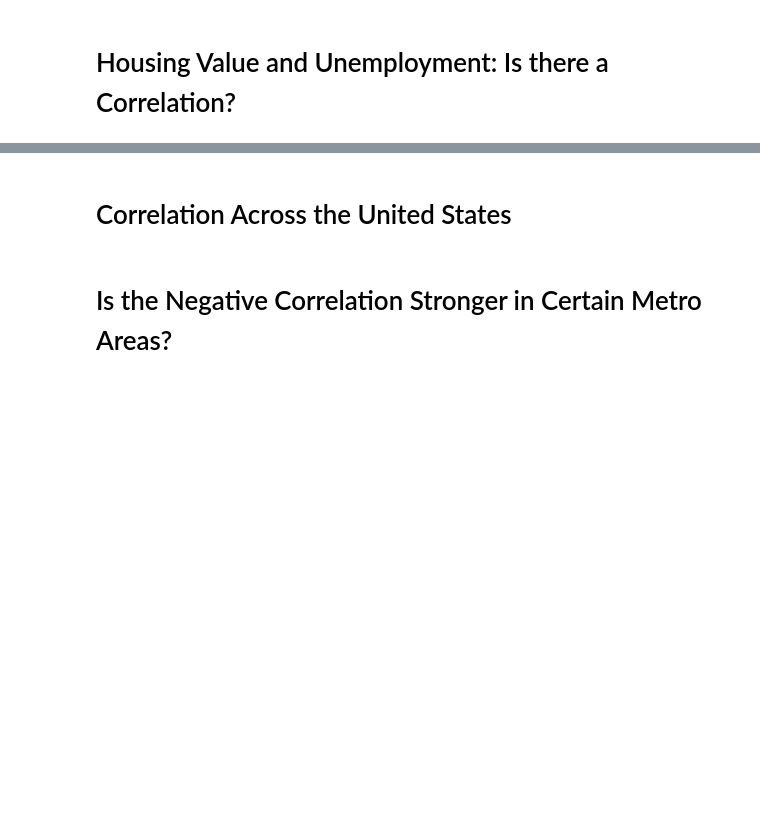
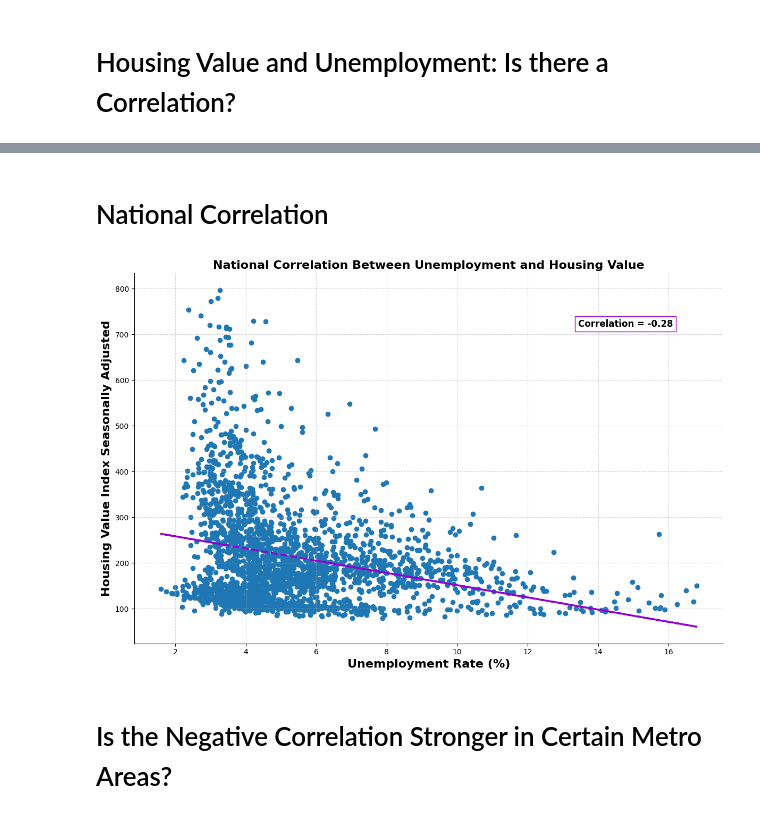
Before and after one commit to denglish-w/the-correlation-between-housing-value-and-unemployment-in-the-united-states, a Jupyter notebook: presentation.ipynb, the cells around one changed output, grey strips where cells are left out. Cells and saved outputs as stored; diff of their text form; code cells hidden in the pictures; blank space fills up the shorter version.

```diff
--- a/presentation.ipynb
+++ b/presentation.ipynb
@@ -32,14 +32,14 @@ with sqlite3.connect("database.db") as conn:
         index=False
         )
     grouped_housing_data.to_sql(
-        "Housing_value",
+        "Housing_Value",
         conn,
         if_exists='replace',
         index=False
         )
 # %%
 # SQL query that joins the two tables Unemployment and Housing_value on the CBSA/FIPS code
-combined_tables_query = """
+tables_unemployment_and_housing_value_joined = """
 
 SELECT
     Unemployment.LAUS_Code,
@@ -48,15 +48,15 @@ SELECT
     Unemployment.Employment,
     Unemployment.Unemployment,
     Unemployment.Unemployment_Rate,
-    Housing_value.Metro_Name,
-    Housing_value.Seasonally_Adjusted_Index
+    Housing_Value.Metro_Name,
+    Housing_Value.Seasonally_Adjusted_Index
 FROM Unemployment
-INNER JOIN Housing_value
-    ON Unemployment.FIPS_Code = Housing_value.CBSA
-    AND Unemployment.Year = Housing_value.Year
+INNER JOIN Housing_Value
+    ON Unemployment.FIPS_Code = Housing_Value.CBSA
+    AND Unemployment.Year = Housing_Value.Year;
 
 """
 
-combined_tables_result = pd.read_sql(combined_tables_query, conn)
+tables_unemployment_and_housing_value_joined_result = pd.read_sql(tables_unemployment_and_housing_value_joined, conn)
 # %%
 # group the combined table by area, returning the metro name, unemployment rate, and seasonally adjusted index.
@@ -98,33 +115,35 @@ merged_correlations_table = pd.read_sql(merged_correlations_table_query, conn)
 # %% [markdown]
-# Correlation Across the United States
+# National Correlation
 # %%
-x = combined_tables_result['Unemployment_Rate']
-y = combined_tables_result['Seasonally_Adjusted_Index']
+x = tables_unemployment_and_housing_value_joined_result['Unemployment_Rate']
+y = tables_unemployment_and_housing_value_joined_result['Seasonally_Adjusted_Index']
 
 correlation = x.corr(y).round(2)
 slope, intercept = np.polyfit(x, y, 1)
 y_fit = (slope * x) + intercept
 
 fig, ax = plt.subplots(figsize=(12,8))
 ax.spines["top"].set_visible(False)
 ax.spines["right"].set_visible(False)
 ax.set_xlabel("Unemployment Rate (%)", fontweight='bold', fontsize=16)
 ax.set_ylabel("Housing Value Index Seasonally Adjusted",fontweight='bold', fontsize=16)
 ax.set_title("National Correlation Between Unemployment and Housing Value", fontweight='bold', fontsize=16)
 ax.grid(True, linestyle='--', alpha=0.5)
 ax.plot(x, y_fit, color="darkviolet", linewidth=2.5, linestyle="--")
 ax.text(
     x.max() * 0.80,
     y.max() * 0.90,
     f'Correlation = {correlation}',
     fontweight="bold",
     fontsize=12,
     bbox={'facecolor': 'white', 'edgecolor': 'darkviolet'}
     )
 
 sc = ax.scatter(x,y)
 plt.tight_layout()
 plt.show()
+# %% [output]
+[figure, added]
 # %% [markdown]
 # Is the Negative Correlation Stronger in Certain Metro Areas?
 # %%
```
Also changed, not shown: parts of 5 cells of this notebook, 1 other file.
